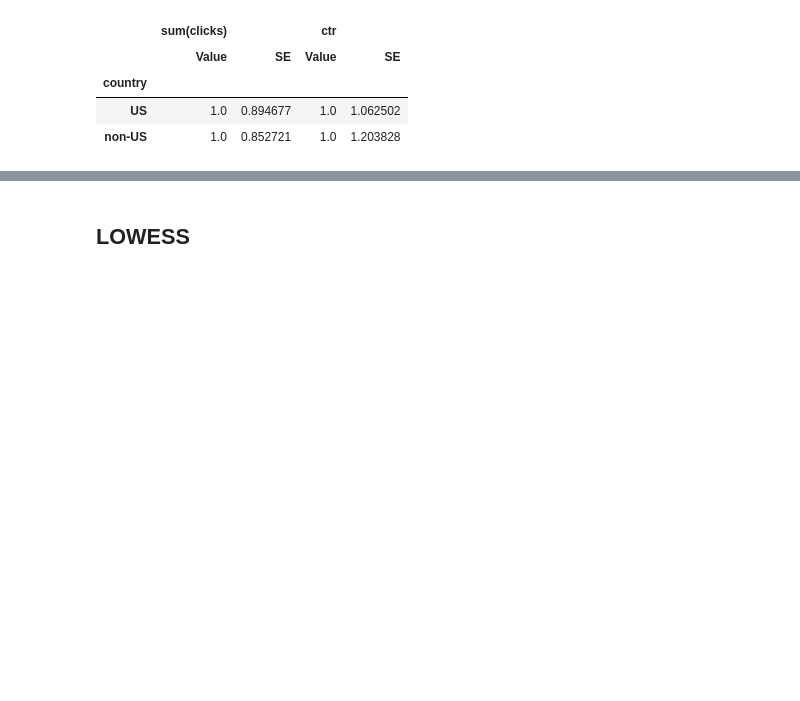
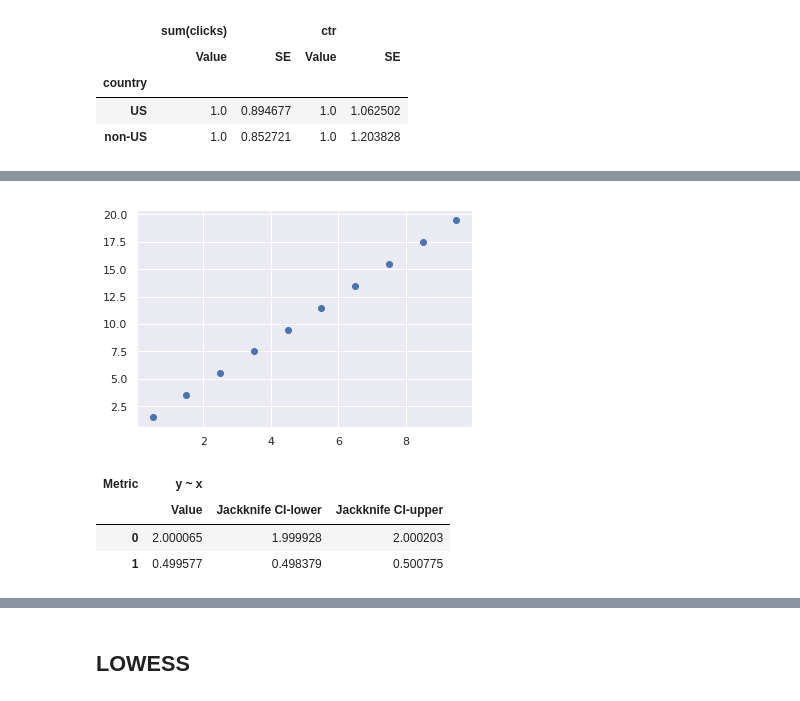
Before and after one commit to google/meterstick, a Jupyter notebook: meterstick_demo.ipynb, the cells around one changed output, grey strips where cells are left out. Saved outputs shown, nothing was run; the diff lists cells and outputs as text; code cells hidden in the pictures; blank space fills up the shorter version.

```diff
--- a/meterstick_demo.ipynb
+++ b/meterstick_demo.ipynb
@@ -966,0 +1015,48 @@ metrics = MetricList((sum_clicks, ctr))
+# %%
+np.random.seed(42)
+size = 1000000
+df_lin = pd.DataFrame({'grp': np.random.choice(range(10), size=size)})
+df_lin['x'] = df_lin.grp + np.random.random(size=size)
+df_lin['y'] = 2 * df_lin.x + np.random.random(size=size)
+df_lin['cookie'] = np.random.choice(range(20), size=size)
+df_lin_mean = df_lin.groupby('grp').mean()
+plt.scatter(df_lin_mean.x, df_lin_mean.y)
+plt.show()
+# %% [output]
+[figure, added]
+# %%
+from sklearn import linear_model
+
+
+class LinearReg(Operation):
+  def __init__(self, x, y, grp):
+    self.lm = linear_model.LinearRegression()
+    # Delegate most of the computations to Mean Metrics.
+    child = MetricList((Mean(x), Mean(y)))
+    self.grp = grp
+    # Register grp as the extra_index.
+    super(LinearReg, self).__init__(child, '%s ~ %s' % (y, x), grp)
+
+  def split_data(self, df, split_by=None):
+    """The 1st element in yield will be passed to compute()."""
+    if not split_by:
+      yield self.compute_child(df, self.grp), None
+    else:
+      # grp needs to come after split_by.
+      child = self.compute_child(df, split_by + [self.grp])
+      keys, indices = list(zip(*child.groupby(split_by).groups.items()))
+      for i, idx in enumerate(indices):
+        yield child.loc[idx.unique()].droplevel(split_by), keys[i]
+
+  def compute(self, df):
+    self.lm.fit(df.iloc[:, [0]], df.iloc[:, 1])
+    return pd.Series((self.lm.coef_[0], self.lm.intercept_))
+
+
+lr = LinearReg('x', 'y', 'grp')
+Jackknife('cookie', lr, 0.95).compute_on(df_lin)
+# %% [output]
+| Metric | y ~ x |  |  |
+|  | Value | Jackknife CI-lower | Jackknife CI-upper |
+| 0 | 2.000065 | 1.999928 | 2.000203 |
+| 1 | 0.499577 | 0.498379 | 0.500775 |
```
Also changed, not shown: parts of 14 cells of this notebook.
